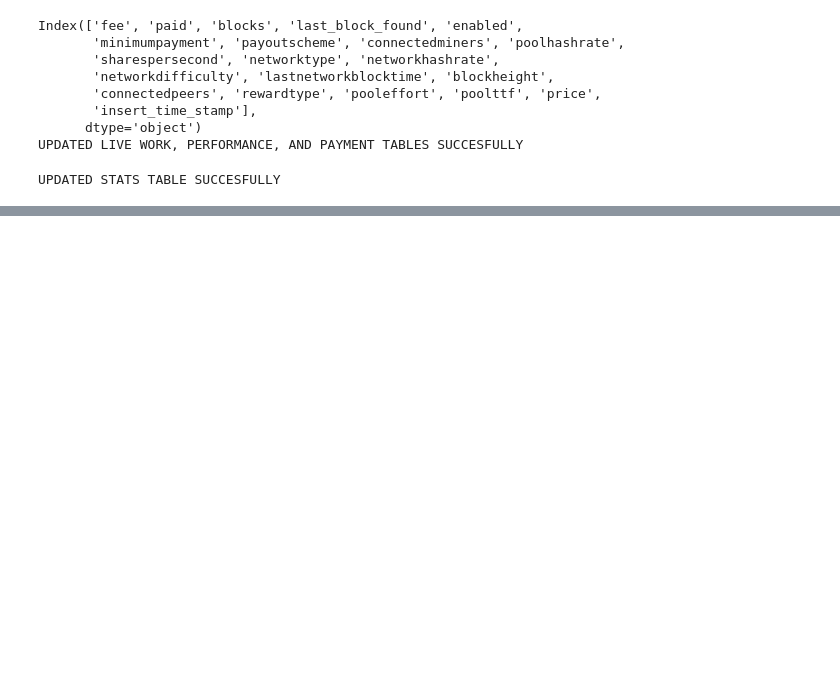
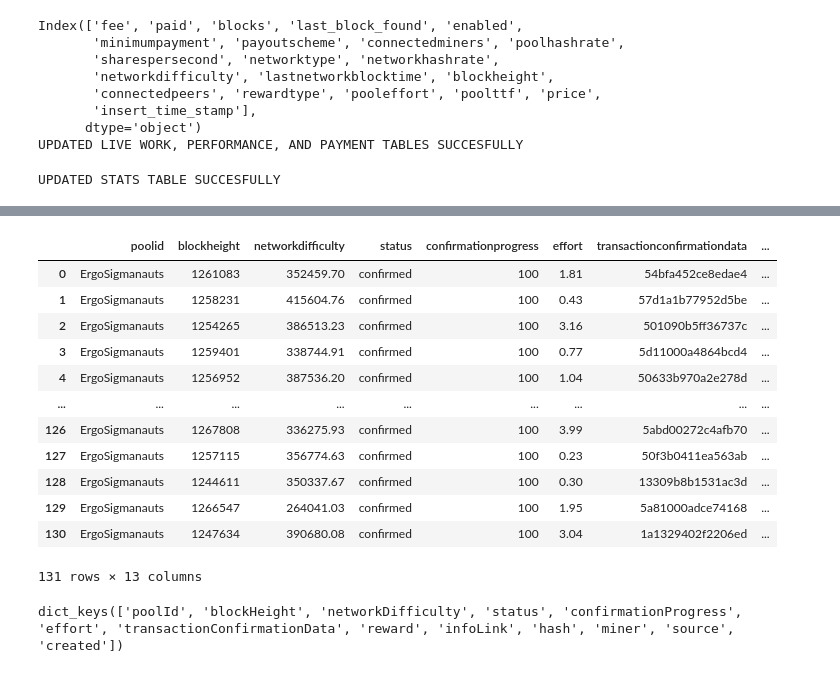
Before and after one commit to marctheshark3/sigmanaut-mining-pool-ui, a Jupyter notebook: testing_2_db.ipynb, the cells around one changed output, grey strips where cells are left out. Saved outputs shown, nothing was run; the diff lists cells and outputs as text; code cells hidden in the pictures; blank space fills up the shorter version.

```diff
--- a/testing_2_db.ipynb
+++ b/testing_2_db.ipynb
@@ -173,0 +185,17 @@ bf.confirmationprogress.item()
+# %%
+df = db_sync.db.fetch_data('block')
+df
+# %% [output]
+|  | poolid | blockheight | networkdifficulty | status | confirmationprogress | effort | transactionconfirmationdata | ... |
+| 0 | ErgoSigmanauts | 1261083 | 352459.70 | confirmed | 100 | 1.81 | 54bfa452ce8edae4 | ... |
+| 1 | ErgoSigmanauts | 1258231 | 415604.76 | confirmed | 100 | 0.43 | 57d1a1b77952d5be | ... |
+| 2 | ErgoSigmanauts | 1254265 | 386513.23 | confirmed | 100 | 3.16 | 501090b5ff36737c | ... |
+| 3 | ErgoSigmanauts | 1259401 | 338744.91 | confirmed | 100 | 0.77 | 5d11000a4864bcd4 | ... |
+| 4 | ErgoSigmanauts | 1256952 | 387536.20 | confirmed | 100 | 1.04 | 50633b970a2e278d | ... |
+| ... | ... | ... | ... | ... | ... | ... | ... | ... |
+| 126 | ErgoSigmanauts | 1267808 | 336275.93 | confirmed | 100 | 3.99 | 5abd00272c4afb70 | ... |
+| 127 | ErgoSigmanauts | 1257115 | 356774.63 | confirmed | 100 | 0.23 | 50f3b0411ea563ab | ... |
+| 128 | ErgoSigmanauts | 1244611 | 350337.67 | confirmed | 100 | 0.30 | 13309b8b1531ac3d | ... |
+| 129 | ErgoSigmanauts | 1266547 | 264041.03 | confirmed | 100 | 1.95 | 5a81000adce74168 | ... |
+| 130 | ErgoSigmanauts | 1247634 | 390680.08 | confirmed | 100 | 3.04 | 1a1329402f2206ed | ... |
+131 rows × 13 columns
@@ -173,0 +206,4 @@ bf.confirmationprogress.item()
+# %%
+mining_data[0].keys()
+# %% [output]
+dict_keys(['poolId', 'blockHeight', 'networkDifficulty', 'status', 'confirmationProgress', 'effort', 'transactionConfirmationData', 'reward', 'infoLink', 'hash', 'miner', 'source', 'created'])
```
Also changed, not shown: parts of 13 cells of this notebook, 4 other files.
